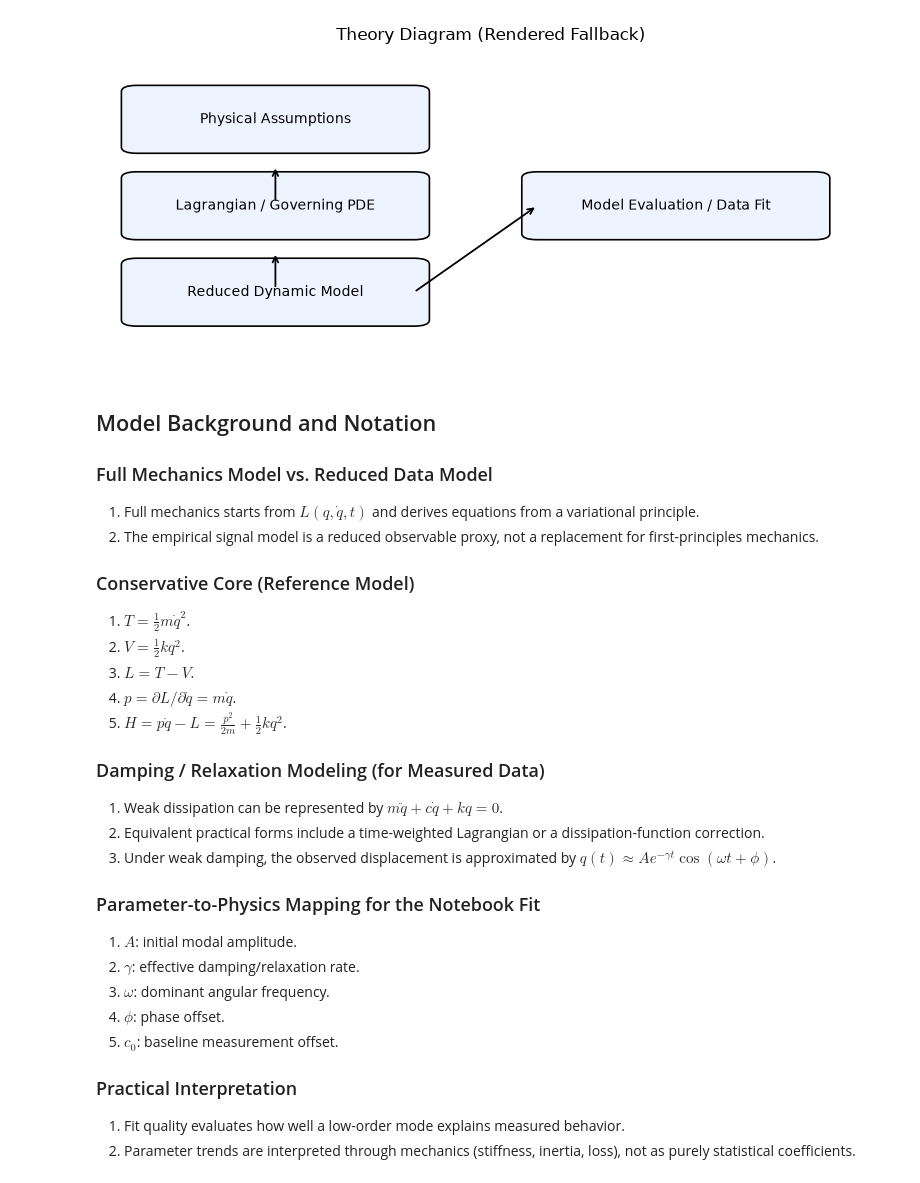
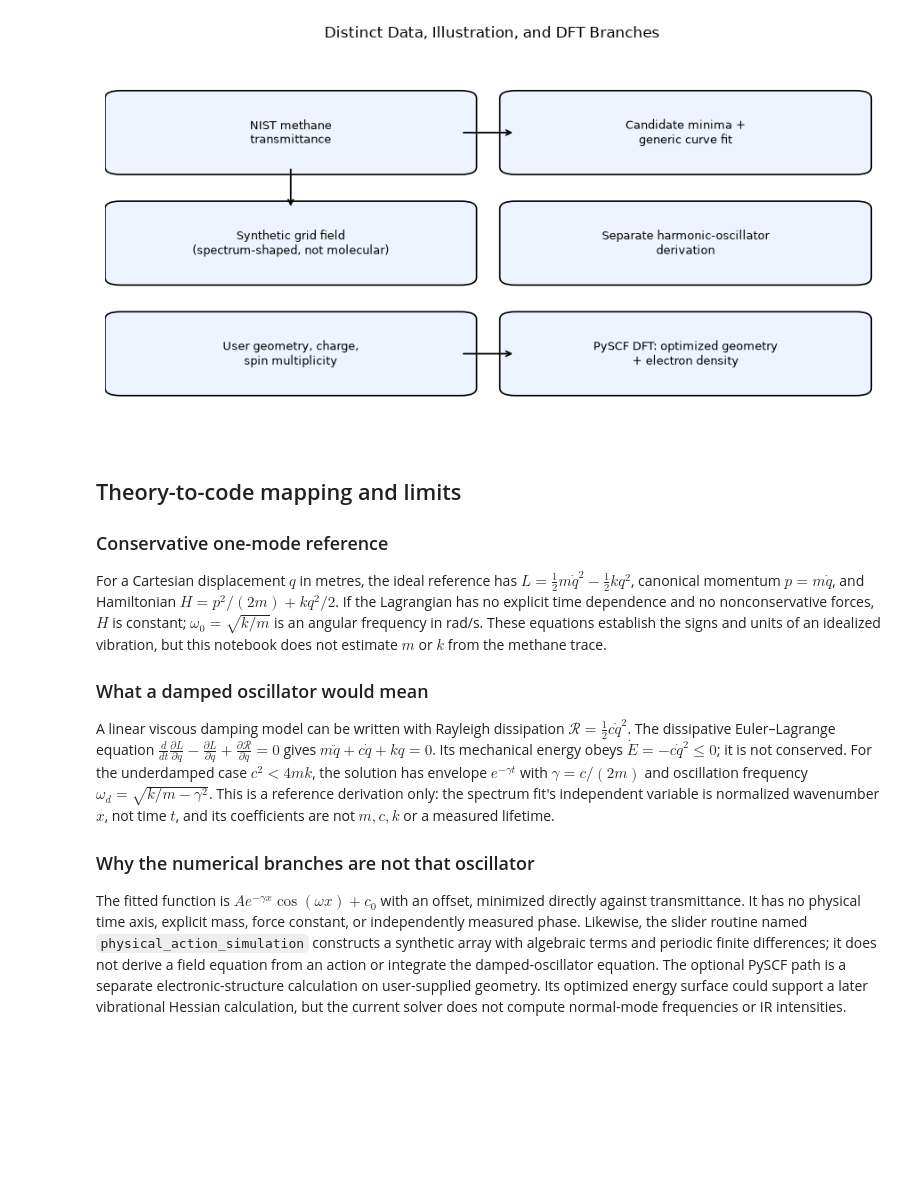
Before and after one commit to mikdunn/hamiltonian_and_lagrangian_sims_and_fun, a Jupyter notebook: projects/16_molecular_waves/16_molecular_waves_equations_and_derivation.ipynb, the cells around one changed output. Cells and saved outputs as stored; diff of their text form; code cells hidden in the pictures; blank space fills up the shorter version.

```diff
--- a/projects/16_molecular_waves/16_molecular_waves_equations_and_derivation.ipynb
+++ b/projects/16_molecular_waves/16_molecular_waves_equations_and_derivation.ipynb
@@ -46,56 +80,39 @@ This is used to verify signs, units, and conservation structure before introduci
 # %%
 # Theory diagram renderer (always visible in notebooks, independent of Mermaid support).
 import matplotlib.pyplot as plt
 from matplotlib.patches import FancyBboxPatch
 
-fig, ax = plt.subplots(figsize=(8, 3.6))
+fig, ax = plt.subplots(figsize=(9, 4.8))
 ax.axis('off')
 blocks = [
-    (0.04, 0.68, 'Physical Assumptions'),
-    (0.04, 0.40, 'Lagrangian / Governing PDE'),
-    (0.04, 0.12, 'Reduced Dynamic Model'),
-    (0.56, 0.40, 'Model Evaluation / Data Fit'),
+    (0.02, 0.68, 'NIST methane\ntransmittance'),
+    (0.53, 0.68, 'Candidate minima +\ngeneric curve fit'),
+    (0.02, 0.39, 'Synthetic grid field\n(spectrum-shaped, not molecular)'),
+    (0.53, 0.39, 'Separate harmonic-oscillator\nderivation'),
+    (0.02, 0.10, 'User geometry, charge,\nspin multiplicity'),
+    (0.53, 0.10, 'PySCF DFT: optimized geometry\n+ electron density'),
 ]
 for x0, y0, label in blocks:
-    patch = FancyBboxPatch((x0, y0), 0.36, 0.18, boxstyle='round,pad=0.02', linewidth=1.2, facecolor='#eef4ff')
+    patch = FancyBboxPatch((x0, y0), 0.44, 0.18, boxstyle='round,pad=0.02', linewidth=1.2, facecolor='#eef4ff')
     ax.add_patch(patch)
-    ax.text(x0 + 0.18, y0 + 0.09, label, ha='center', va='center', fontsize=10)
-ax.annotate('', xy=(0.22, 0.62), xytext=(0.22, 0.50), arrowprops=dict(arrowstyle='->', lw=1.3))
-ax.annotate('', xy=(0.22, 0.34), xytext=(0.22, 0.22), arrowprops=dict(arrowstyle='->', lw=1.3))
-ax.annotate('', xy=(0.56, 0.49), xytext=(0.40, 0.21), arrowprops=dict(arrowstyle='->', lw=1.3))
-ax.set_title('Theory Diagram (Rendered Fallback)')
+    ax.text(x0 + 0.22, y0 + 0.09, label, ha='center', va='center', fontsize=9)
+ax.annotate('', xy=(0.53, 0.77), xytext=(0.46, 0.77), arrowprops=dict(arrowstyle='->', lw=1.3))
+ax.annotate('', xy=(0.24, 0.57), xytext=(0.24, 0.68), arrowprops=dict(arrowstyle='->', lw=1.3))
+ax.annotate('', xy=(0.53, 0.19), xytext=(0.46, 0.19), arrowprops=dict(arrowstyle='->', lw=1.3))
+ax.set_title('Distinct Data, Illustration, and DFT Branches')
 plt.tight_layout()
 plt.show()
 # %% [output]
-[figure, old version]
+[figure, new version]
 # %% [markdown]
-## Model Background and Notation
+## Theory-to-code mapping and limits
 
-### Full Mechanics Model vs. Reduced Data Model
-1. Full mechanics starts from $L(q,\dot q,t)$ and derives equations from a variational principle.
-2. The empirical signal model is a reduced observable proxy, not a replacement for first-principles mechanics.
+### Conservative one-mode reference
+For a Cartesian displacement $q$ in metres, the ideal reference has $L=\tfrac12m\dot q^2-\tfrac12kq^2$, canonical momentum $p=m\dot q$, and Hamiltonian $H=p^2/(2m)+kq^2/2$. If the Lagrangian has no explicit time dependence and no nonconservative forces, $H$ is constant; $\omega_0=\sqrt{k/m}$ is an angular frequency in rad/s. These equations establish the signs and units of an idealized vibration, but this notebook does not estimate $m$ or $k$ from the methane trace.
 
-### Conservative Core (Reference Model)
-1. $T=\frac{1}{2}m\dot q^2$.
-2. $V=\frac{1}{2}kq^2$.
-3. $L=T-V$.
-4. $p=\partial L/\partial \dot q = m\dot q$.
-5. $H=p\dot q-L=\frac{p^2}{2m}+\frac{1}{2}kq^2$.
+### What a damped oscillator would mean
+A linear viscous damping model can be written with Rayleigh dissipation $\mathcal R=\tfrac12c\dot q^2$. The dissipative Euler–Lagrange equation $\frac{d}{dt}\frac{\partial L}{\partial\dot q}-\frac{\partial L}{\partial q}+\frac{\partial\mathcal R}{\partial\dot q}=0$ gives $m\ddot q+c\dot q+kq=0$. Its mechanical energy obeys $\dot E=-c\dot q^2\leq0$; it is not conserved. For the underdamped case $c^2<4mk$, the solution has envelope $e^{-\gamma t}$ with $\gamma=c/(2m)$ and oscillation frequency $\omega_d=\sqrt{k/m-\gamma^2}$. This is a reference derivation only: the spectrum fit's independent variable is normalized wavenumber $x$, not time $t$, and its coefficients are not $m,c,k$ or a measured lifetime.
 
-### Damping / Relaxation Modeling (for Measured Data)
-1. Weak dissipation can be represented by $m\ddot q+c\dot q+kq=0$.
-2. Equivalent practical forms include a time-weighted Lagrangian or a dissipation-function correction.
-3. Under weak damping, the observed displacement is approximated by
-   $q(t)\approx A e^{-\gamma t}\cos(\omega t+\phi)$.
-
-### Parameter-to-Physics Mapping for the Notebook Fit
-1. $A$: initial modal amplitude.
-2. $\gamma$: effective damping/relaxation rate.
-3. $\omega$: dominant angular frequency.
-4. $\phi$: phase offset.
-5. $c_0$: baseline measurement offset.
-
-### Practical Interpretation
-1. Fit quality evaluates how well a low-order mode explains measured behavior.
-2. Parameter trends are interpreted through mechanics (stiffness, inertia, loss), not as purely statistical coefficients.
+### Why the numerical branches are not that oscillator
+The fitted function is $A e^{-\gamma x}\cos(\omega x)+c_0$ with an offset, minimized directly against transmittance. It has no physical time axis, explicit mass, force constant, or independently measured phase. Likewise, the slider routine named `physical_action_simulation` constructs a synthetic array with algebraic terms and periodic finite differences; it does not derive a field equation from an action or integrate the damped-oscillator equation. The optional PySCF path is a separate electronic-structure calculation on user-supplied geometry. Its optimized energy surface could support a later vibrational Hessian calculation, but the current solver does not compute normal-mode frequencies or IR intensities.
 # %%
```
Also changed, not shown: parts of 19 cells of this notebook, 21 other files.
